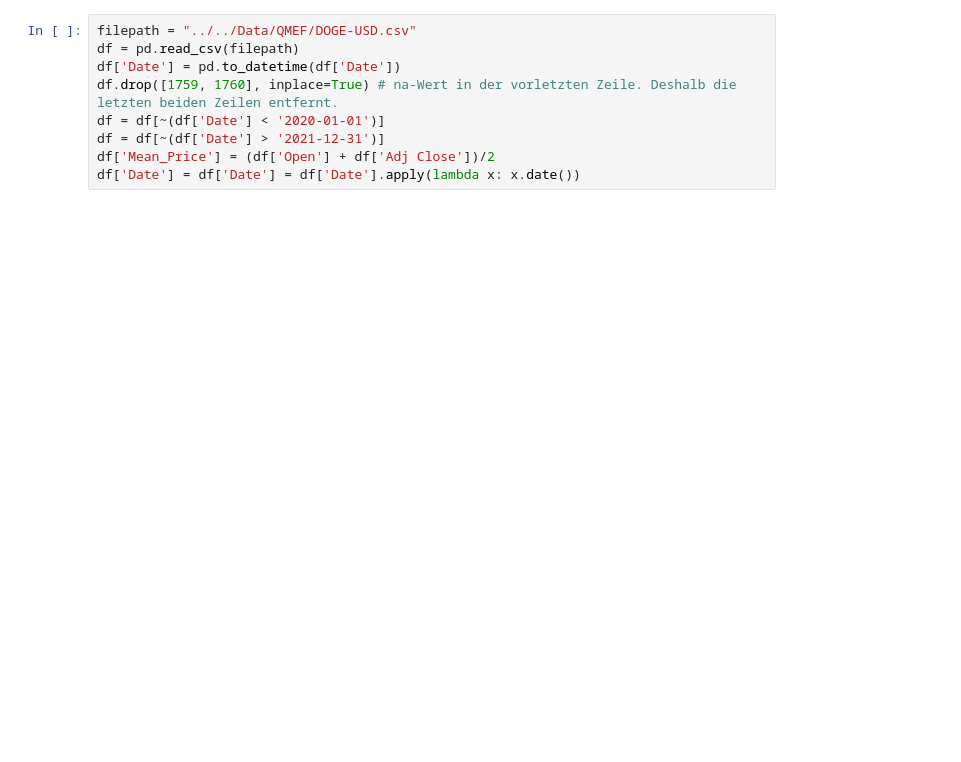
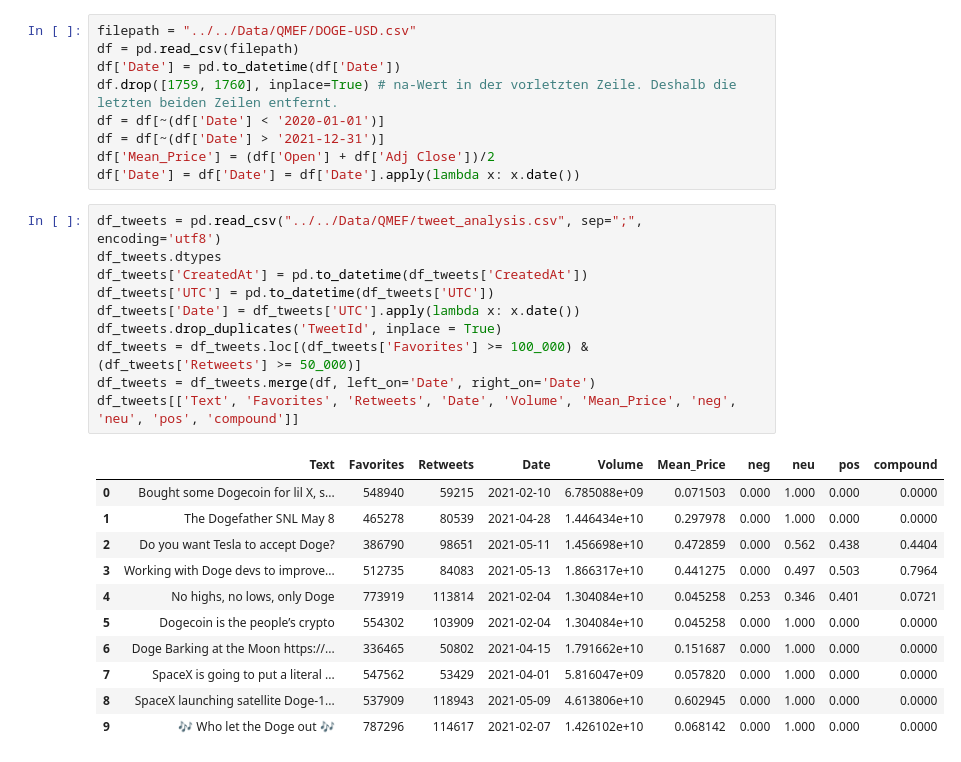
Before and after one commit to Zin9zan9/QMEF, a Jupyter notebook: doge_usd_cleaning.ipynb, the cells around one changed output. Drawn from its saved outputs; the diff is of its cells as text; blank space fills up the shorter version.

```diff
--- a/doge_usd_cleaning.ipynb
+++ b/doge_usd_cleaning.ipynb
@@ -44,4 +15,26 @@ df = df[~(df['Date'] < '2020-01-01')]
 df = df[~(df['Date'] > '2021-12-31')]
 df['Mean_Price'] = (df['Open'] + df['Adj Close'])/2
 df['Date'] = df['Date'] = df['Date'].apply(lambda x: x.date())
+# %%
+df_tweets = pd.read_csv("../../Data/QMEF/tweet_analysis.csv", sep=";", encoding='utf8')
+df_tweets.dtypes
+df_tweets['CreatedAt'] = pd.to_datetime(df_tweets['CreatedAt'])
+df_tweets['UTC'] = pd.to_datetime(df_tweets['UTC'])
+df_tweets['Date'] = df_tweets['UTC'].apply(lambda x: x.date())
+df_tweets.drop_duplicates('TweetId', inplace = True)
+df_tweets = df_tweets.loc[(df_tweets['Favorites'] >= 100_000) & (df_tweets['Retweets'] >= 50_000)]
+df_tweets = df_tweets.merge(df, left_on='Date', right_on='Date')
+df_tweets[['Text', 'Favorites', 'Retweets', 'Date', 'Volume', 'Mean_Price', 'neg', 'neu', 'pos', 'compound']]
+# %% [output]
+|  | Text | Favorites | Retweets | Date | Volume | Mean_Price | neg | neu | pos | compound |
+| 0 | Bought some Dogecoin for lil X, s... | 548940 | 59215 | 2021-02-10 | 6.785088e+09 | 0.071503 | 0.000 | 1.000 | 0.000 | 0.0000 |
+| 1 | The Dogefather SNL May 8 | 465278 | 80539 | 2021-04-28 | 1.446434e+10 | 0.297978 | 0.000 | 1.000 | 0.000 | 0.0000 |
+| 2 | Do you want Tesla to accept Doge? | 386790 | 98651 | 2021-05-11 | 1.456698e+10 | 0.472859 | 0.000 | 0.562 | 0.438 | 0.4404 |
+| 3 | Working with Doge devs to improve... | 512735 | 84083 | 2021-05-13 | 1.866317e+10 | 0.441275 | 0.000 | 0.497 | 0.503 | 0.7964 |
+| 4 | No highs, no lows, only Doge | 773919 | 113814 | 2021-02-04 | 1.304084e+10 | 0.045258 | 0.253 | 0.346 | 0.401 | 0.0721 |
+| 5 | Dogecoin is the people’s crypto | 554302 | 103909 | 2021-02-04 | 1.304084e+10 | 0.045258 | 0.000 | 1.000 | 0.000 | 0.0000 |
+| 6 | Doge Barking at the Moon https://... | 336465 | 50802 | 2021-04-15 | 1.791662e+10 | 0.151687 | 0.000 | 1.000 | 0.000 | 0.0000 |
+| 7 | SpaceX is going to put a literal ... | 547562 | 53429 | 2021-04-01 | 5.816047e+09 | 0.057820 | 0.000 | 1.000 | 0.000 | 0.0000 |
+| 8 | SpaceX launching satellite Doge-1... | 537909 | 118943 | 2021-05-09 | 4.613806e+10 | 0.602945 | 0.000 | 1.000 | 0.000 | 0.0000 |
+| 9 | 🎶 Who let the Doge out 🎶 | 787296 | 114617 | 2021-02-07 | 1.426102e+10 | 0.068142 | 0.000 | 1.000 | 0.000 | 0.0000 |
 # %%
```
Also changed, not shown: parts of 5 cells of this notebook, 1 other file.
